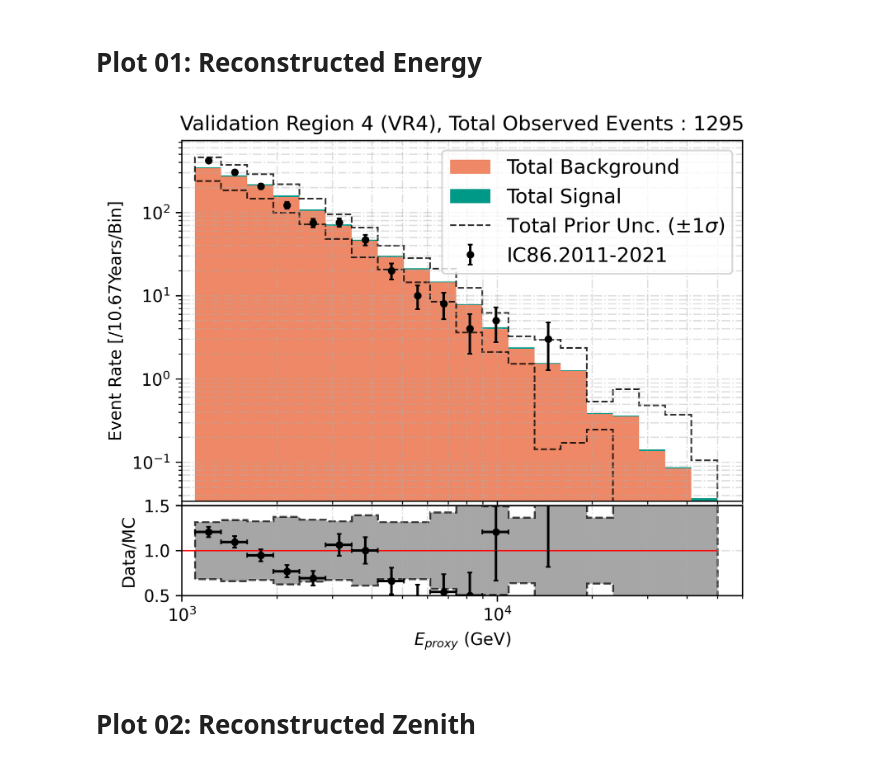
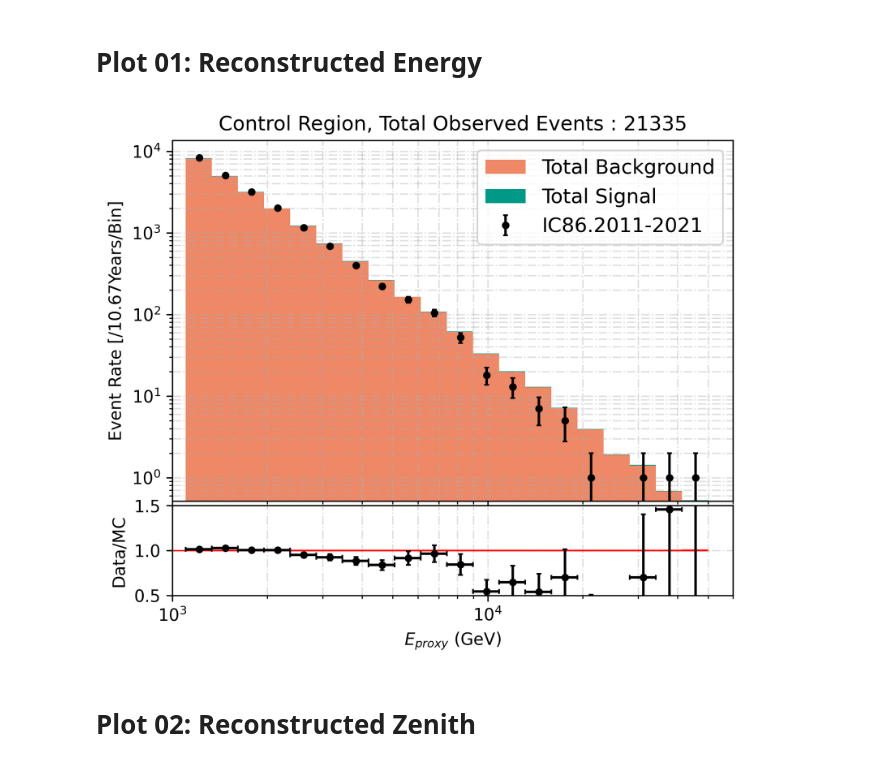
Before and after one commit to ssarkarbht/DiMuon-Search-Analysis, a Jupyter notebook: plots/Final Plots.ipynb, the cells around one changed output. Drawn from its saved outputs; the diff is of its cells as text; code cells hidden in the pictures.

Commit message:
Updated plotting with fir params

```diff
--- a/plots/Final Plots.ipynb
+++ b/plots/Final Plots.ipynb
@@ -479,17 +479,19 @@ REGIONS = {'TOT' : "All Scores",
            'SR3' : "Signal Region 3 (SR3)"
           }
 #define the plot configurations
-fname = "../plots/plot_config.json"
+#fname = "../plots/plot_config.json"
+
+fname = "../plots/plot_config_postfit.json"
 with open(fname) as f:
     pltcnf = json.load(f)
 # %%
 #allsett = pltcnf['all']
 #allsett = pltcnf['roi']
-#allsett = pltcnf['cr']
+allsett = pltcnf['cr']
 #allsett = pltcnf['vr1']
 #allsett = pltcnf['vr2']
 #allsett = pltcnf['vr3']
-allsett = pltcnf['vr4']
+#allsett = pltcnf['vr4']
 # %%
 reg = config['CutRegions'][allsett['reg']]
 nbins = allsett['nbins']
@@ -652,23 +665,42 @@ def make_histplot(prop, bins, sigerror, bkgerror,
 # All, CR, VRs, ROI (Box Cuts)
 # %% [markdown]
 # Plot 01: Reconstructed Energy
+# %%
+fitname = "../plots/fit_config.json"
+with open(fitname) as f:
+    fitcnf = json.load(f)
+
+fitsett = fitcnf['sr2']
 # %%
 #Reload the config file for trying out different plotting schemes
 #define the plot configurations
-fname = "../plots/plot_config.json"
+
+#fname = "../plots/plot_config.json"
+fname = "../plots/plot_config_postfit.json"
+
 with open(fname) as f:
     pltcnf = json.load(f)
 
 #allsett = pltcnf['all']
-#allsett = pltcnf['cr']
+allsett = pltcnf['cr']
+#allsett = pltcnf['roi']
 #allsett = pltcnf['vr1']
 #allsett = pltcnf['vr2']
 #allsett = pltcnf['vr3']
-allsett = pltcnf['vr4']
+#allsett = pltcnf['vr4']
-# %%
-make_histplot('etrack', ebins, senerr, benerr,
-                  tottime = TIME, **allsett)
-# %% [output]
-[figure, removed]
+# %%
+#no fit
+#make_histplot('etrack', ebins, senerr, benerr,
+#                  tottime = TIME, **allsett)
+
+#fit
+make_histplot('etrack', ebins, senerr, benerr,
+                  tottime = TIME,
+              bkg_scale = fitsett['bkg_scale'],
+              sig_scale=fitsett['sig_scale'],
+              toterr = fitsett['tot_unc'], plot_err=False,
+              **allsett)
+# %% [output]
+[figure, added]
 # %% [markdown]
 # Plot 02: Reconstructed Zenith
```
Also changed, not shown: parts of 7 cells of this notebook, 2 other files.
